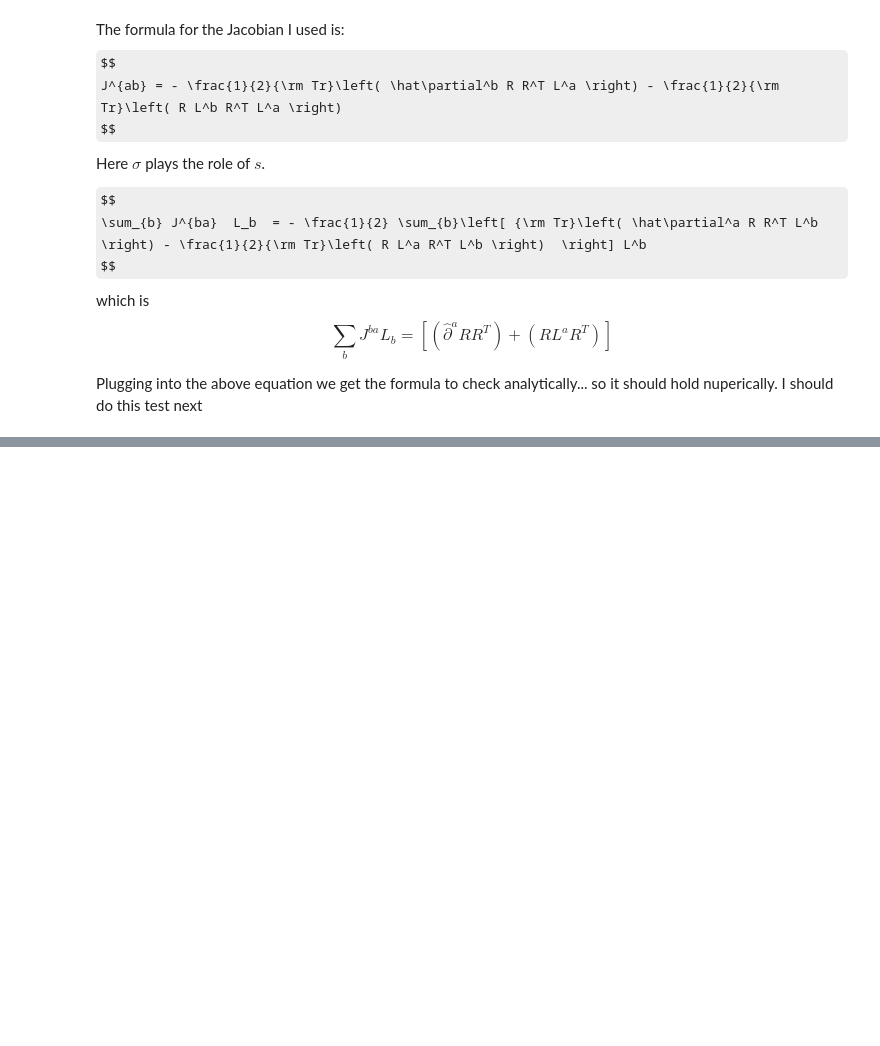
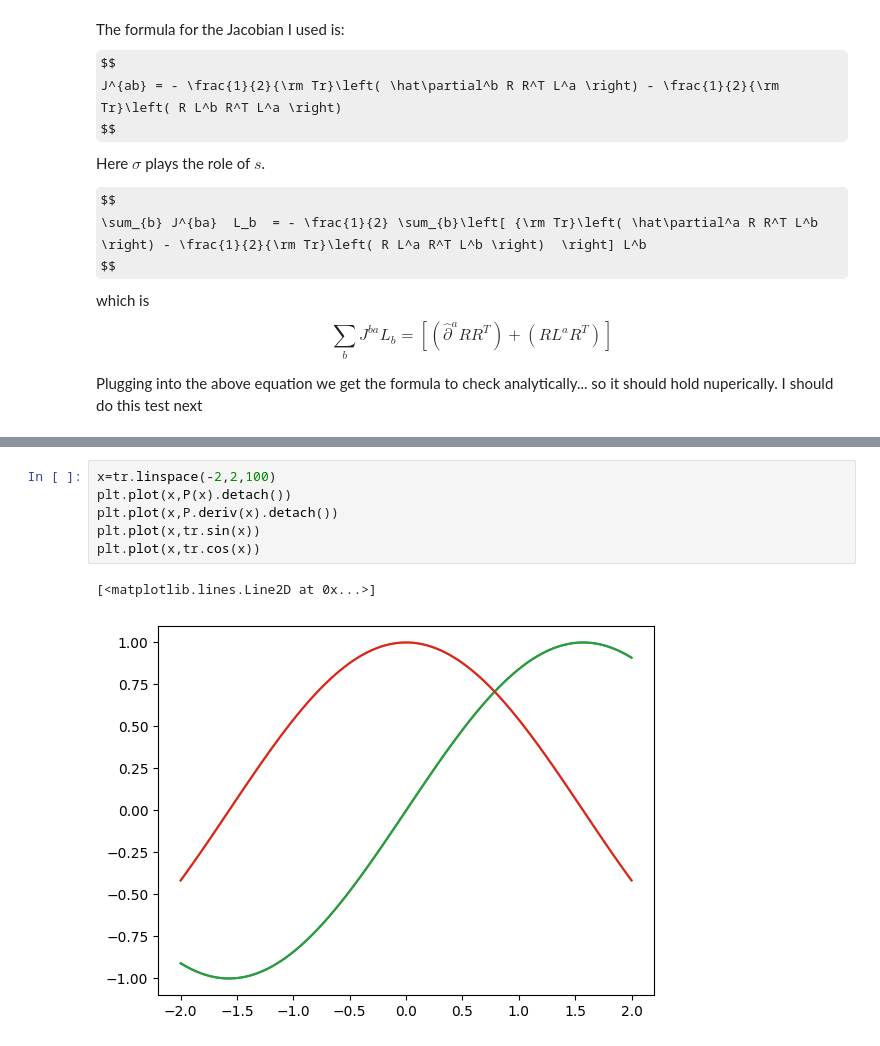
Before and after one commit to orginos/torchQFT, a Jupyter notebook: O3Jacobian.ipynb, the cells around one changed output, grey strips where cells are left out. Saved outputs shown, nothing was run; the diff lists cells and outputs as text; some formulas as TeX source; blank space fills up the shorter version.

```diff
--- a/O3Jacobian.ipynb
+++ b/O3Jacobian.ipynb
@@ -1121,0 +1336,9 @@ Everything checks. So all analytic formulas about the Jacobian matrix are correc
+# %%
+x=tr.linspace(-2,2,100)
+plt.plot(x,P(x).detach())
+plt.plot(x,P.deriv(x).detach())
+plt.plot(x,tr.sin(x))
+plt.plot(x,tr.cos(x))
+# %% [output]
+[<matplotlib.lines.Line2D at 0x...>]
+[figure, added]
```
Also changed, not shown: parts of 54 cells of this notebook, 3 other files.
